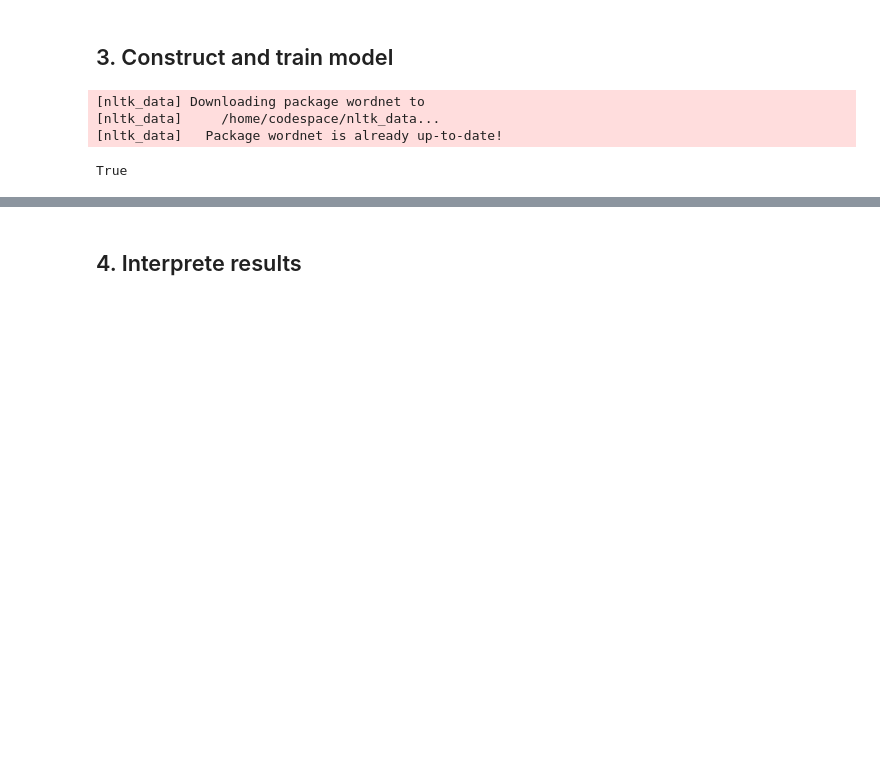
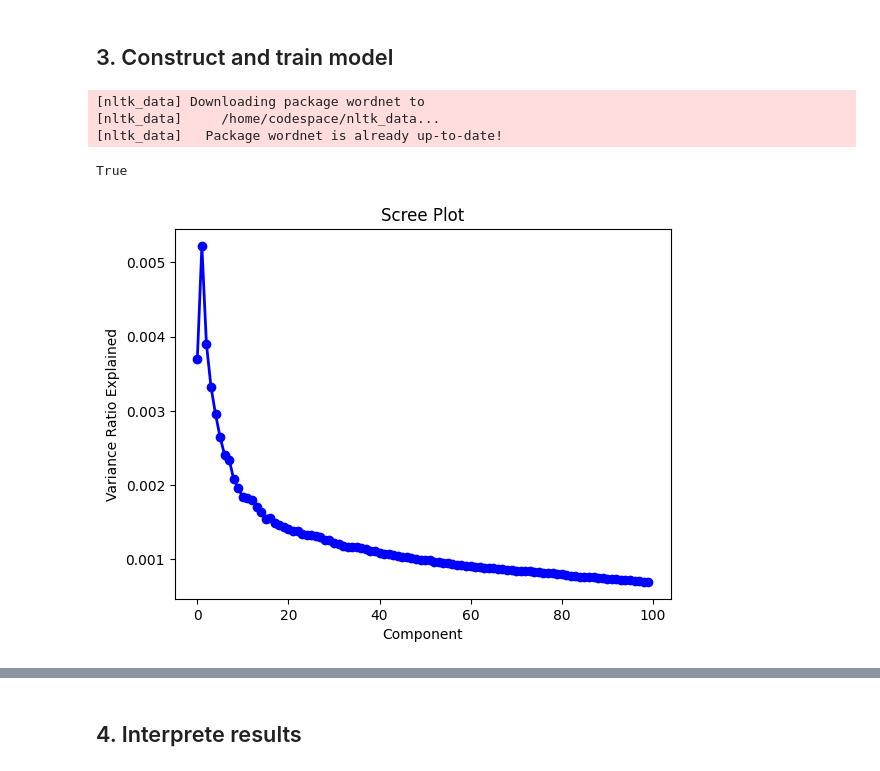
Before and after one commit to minhtuan27/uda-finalproject, a Jupyter notebook: notebooks/UDA_FinalProject_Nguyen.ipynb, the cells around one changed output, grey strips where cells are left out. Saved outputs shown, nothing was run; the diff lists cells and outputs as text; code cells hidden in the pictures; blank space fills up the shorter version.

```diff
--- a/notebooks/UDA_FinalProject_Nguyen.ipynb
+++ b/notebooks/UDA_FinalProject_Nguyen.ipynb
@@ -175,0 +169,15 @@ X_train_lsa = lsa.fit_transform(X_train)
+# %%
+# Apply TF-IDF on the train dataset
+X_train_tfidf = tfidf_vectorizer.fit_transform(X_train)
+# %%
+# Find the most suitable number of components for SVD
+svd = TruncatedSVD(n_components=100, random_state=30224)
+svd.fit(X_train_tfidf)
+
+plt.plot(np.arange(100), svd.explained_variance_ratio_, 'o-', linewidth=2, color='blue')
+plt.title('Scree Plot')
+plt.xlabel('Component')
+plt.ylabel('Variance Ratio Explained')
+plt.show()
+# %% [output]
+[figure, added]
```
Also changed, not shown: parts of 11 cells of this notebook.
